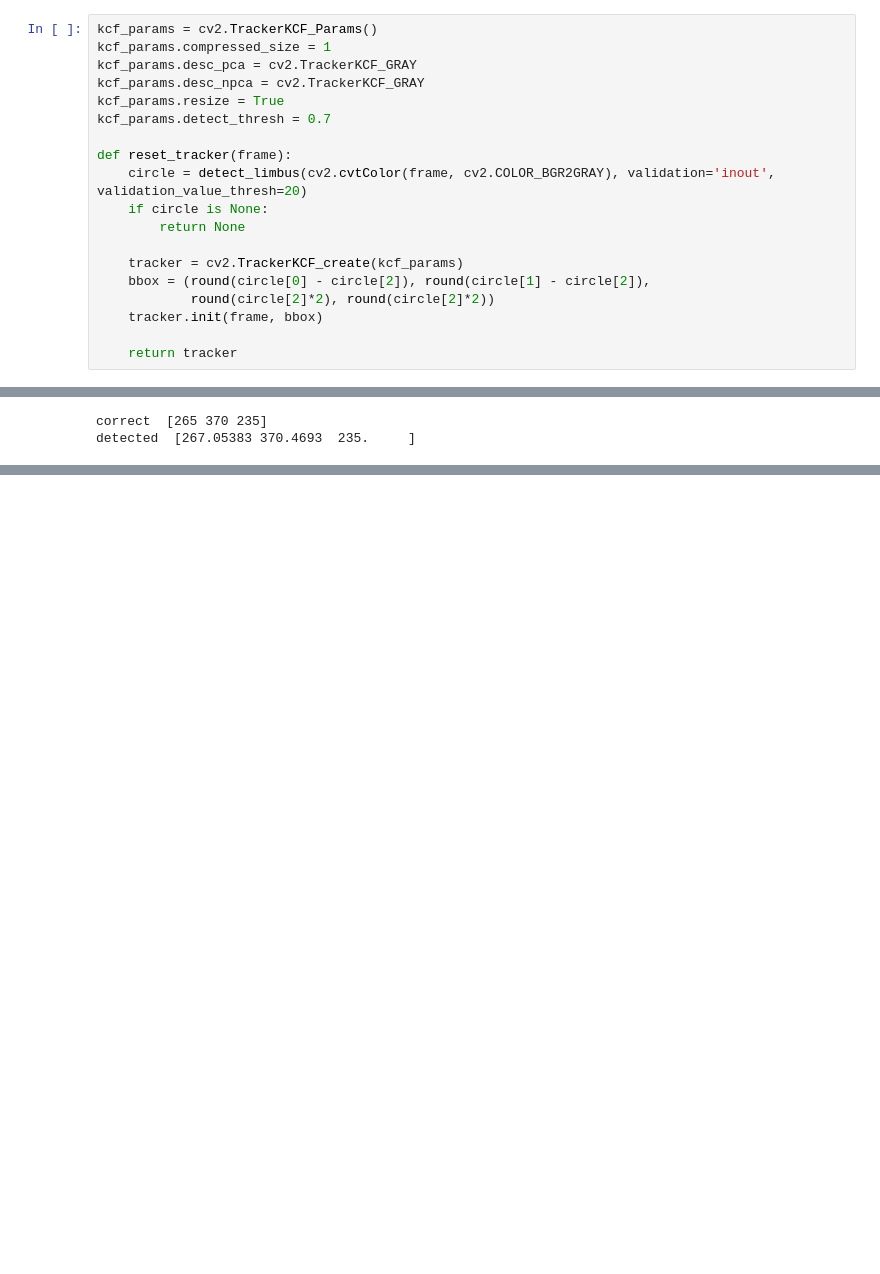
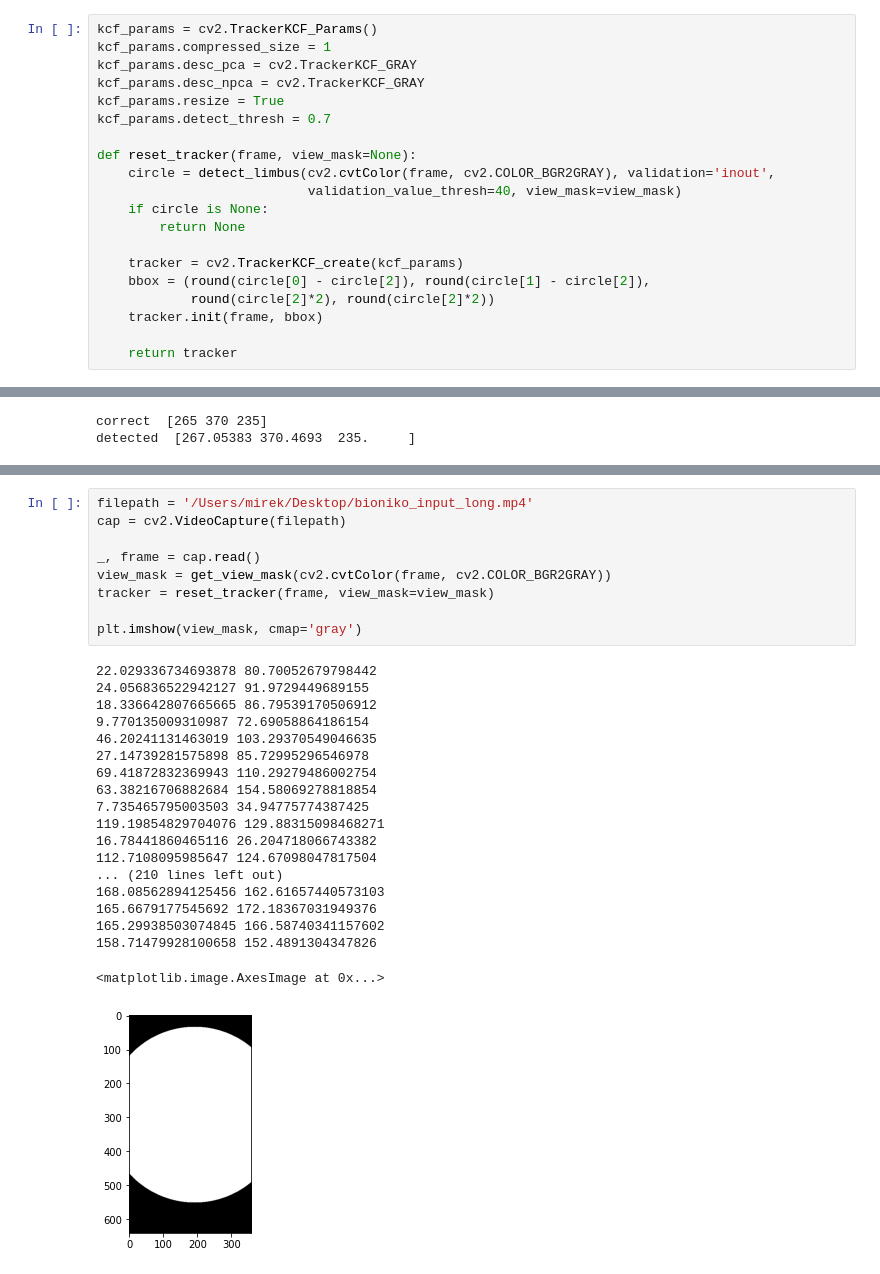
Before and after one commit to Custom-Surgical-GmbH/Cataract-Surgery-Training-Explorations, a Jupyter notebook: opencv_explorations/KFC tracker test.ipynb, the cells around one changed output, grey strips where cells are left out. Saved outputs shown, nothing was run; the diff lists cells and outputs as text; blank space fills up the shorter version.

```diff
--- a/opencv_explorations/KFC tracker test.ipynb
+++ b/opencv_explorations/KFC tracker test.ipynb
@@ -19,8 +17,9 @@ kcf_params.desc_npca = cv2.TrackerKCF_GRAY
 kcf_params.resize = True
 kcf_params.detect_thresh = 0.7
 
-def reset_tracker(frame):
-    circle = detect_limbus(cv2.cvtColor(frame, cv2.COLOR_BGR2GRAY), validation='inout', validation_value_thresh=20)
+def reset_tracker(frame, view_mask=None):
+    circle = detect_limbus(cv2.cvtColor(frame, cv2.COLOR_BGR2GRAY), validation='inout',
+                           validation_value_thresh=40, view_mask=view_mask)
     if circle is None:
         return None
 
@@ -192,0 +214,29 @@ detected  [267.05383 370.4693  235.     ]
+# %%
+filepath = '/Users/mirek/Desktop/bioniko_input_long.mp4'
+cap = cv2.VideoCapture(filepath)
+
+_, frame = cap.read()
+view_mask = get_view_mask(cv2.cvtColor(frame, cv2.COLOR_BGR2GRAY))
+tracker = reset_tracker(frame, view_mask=view_mask)
+
+plt.imshow(view_mask, cmap='gray')
+# %% [output]
+22.029336734693878 80.70052679798442
+24.056836522942127 91.9729449689155
+18.336642807665665 86.79539170506912
+9.770135009310987 72.69058864186154
+46.20241131463019 103.29370549046635
+27.14739281575898 85.72995296546978
+69.41872832369943 110.29279486002754
+63.38216706882684 154.58069278818854
+7.735465795003503 34.94775774387425
+119.19854829704076 129.88315098468271
+16.78441860465116 26.204718066743382
+112.7108095985647 124.67098047817504
+... (210 lines left out)
+168.08562894125456 162.61657440573103
+165.6679177545692 172.18367031949376
+165.29938503074845 166.58740341157602
+158.71479928100658 152.4891304347826
+<matplotlib.image.AxesImage at 0x...>
+[figure, added]
```
Also changed, not shown: parts of 10 cells of this notebook, 4 other files.
